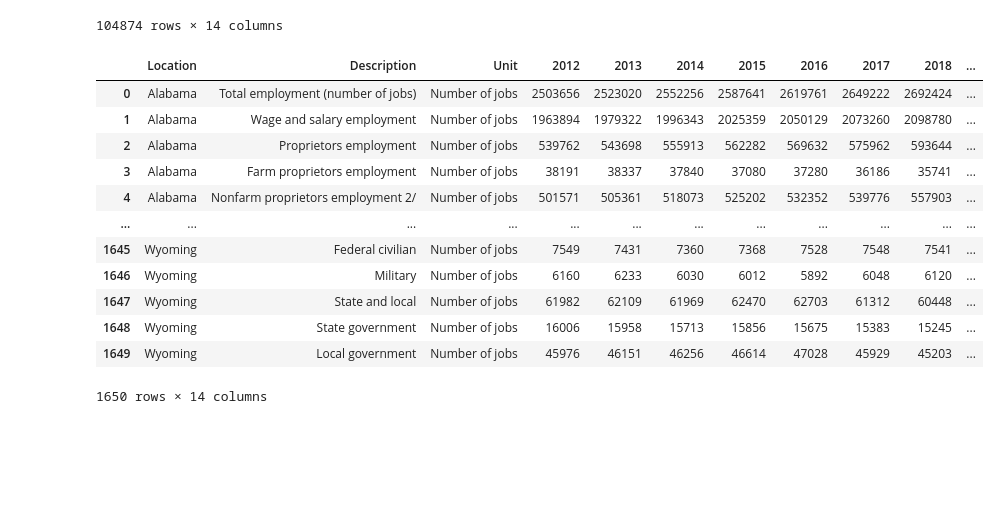
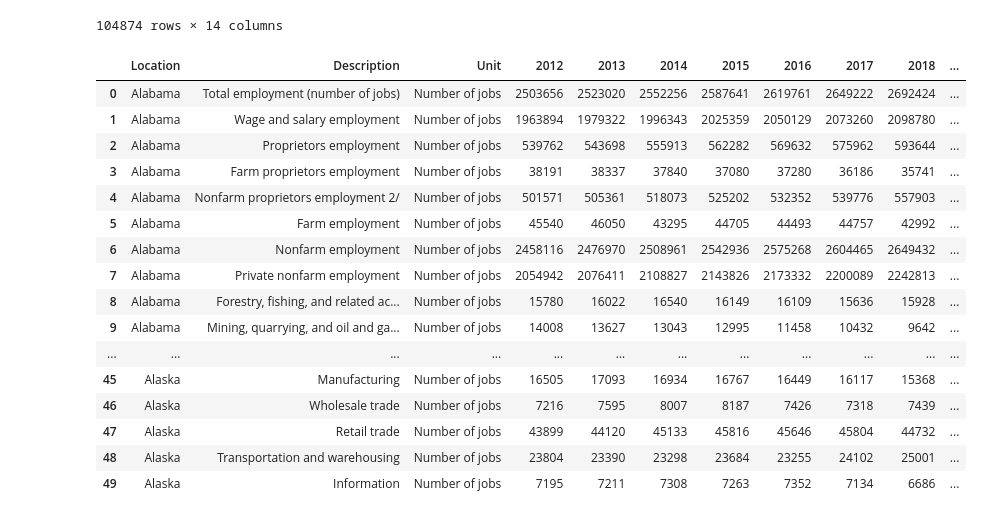
Before and after one commit to Tylerwilliams3644/Bootcamp-Project-1, a Jupyter notebook: Working Code/Employment/Employment.ipynb, the cells around one changed output. Drawn from its saved outputs; the diff is of its cells as text; code cells hidden in the pictures; blank space fills up the shorter version.

```diff
--- a/Working Code/Employment/Employment.ipynb
+++ b/Working Code/Employment/Employment.ipynb
@@ -59,22 +59,26 @@ display(employment_df)
 # %%
 desired_states = ["Alabama", "Alaska", "Arizona", "Arkansas","California","Colorado","Connecticut","Delaware","Florida","Georgia","Hawaii","Idaho","Illinois","Indiana","Iowa","Kansas","Kentucky","Louisiana","Maine","Maryland","Massachusetts","Michigan","Minnesota","Mississippi","Missouri","Montana","Nebraska","Nevada","New Hampshire","New Jersey","New Mexico","New York","North Carolina","North Dakota","Ohio","Oklahoma","Oregon","Pennsylvania","Rhode Island","South Carolina","South Dakota","Tennessee","Texas","Utah","Vermont","Virginia","Washington","West Virginia","Wisconsin","Wyoming"]
 
 employment_by_state = employment_df.loc[employment_df["Location"].isin(desired_states)]
 employment_by_state = employment_by_state.reset_index(drop = True)
 
 
-display(employment_by_state)
+employment_by_state.head(50)
 # %% [output]
 |  | Location | Description | Unit | 2012 | 2013 | 2014 | 2015 | 2016 | 2017 | 2018 | ... |
 | 0 | Alabama | Total employment (number of jobs) | Number of jobs | 2503656 | 2523020 | 2552256 | 2587641 | 2619761 | 2649222 | 2692424 | ... |
 | 1 | Alabama | Wage and salary employment | Number of jobs | 1963894 | 1979322 | 1996343 | 2025359 | 2050129 | 2073260 | 2098780 | ... |
 | 2 | Alabama | Proprietors employment | Number of jobs | 539762 | 543698 | 555913 | 562282 | 569632 | 575962 | 593644 | ... |
 | 3 | Alabama | Farm proprietors employment | Number of jobs | 38191 | 38337 | 37840 | 37080 | 37280 | 36186 | 35741 | ... |
 | 4 | Alabama | Nonfarm proprietors employment 2/ | Number of jobs | 501571 | 505361 | 518073 | 525202 | 532352 | 539776 | 557903 | ... |
+| 5 | Alabama | Farm employment | Number of jobs | 45540 | 46050 | 43295 | 44705 | 44493 | 44757 | 42992 | ... |
+| 6 | Alabama | Nonfarm employment | Number of jobs | 2458116 | 2476970 | 2508961 | 2542936 | 2575268 | 2604465 | 2649432 | ... |
+| 7 | Alabama | Private nonfarm employment | Number of jobs | 2054942 | 2076411 | 2108827 | 2143826 | 2173332 | 2200089 | 2242813 | ... |
+| 8 | Alabama | Forestry, fishing, and related ac... | Number of jobs | 15780 | 16022 | 16540 | 16149 | 16109 | 15636 | 15928 | ... |
+| 9 | Alabama | Mining, quarrying, and oil and ga... | Number of jobs | 14008 | 13627 | 13043 | 12995 | 11458 | 10432 | 9642 | ... |
 | ... | ... | ... | ... | ... | ... | ... | ... | ... | ... | ... | ... |
-| 1645 | Wyoming | Federal civilian | Number of jobs | 7549 | 7431 | 7360 | 7368 | 7528 | 7548 | 7541 | ... |
-| 1646 | Wyoming | Military | Number of jobs | 6160 | 6233 | 6030 | 6012 | 5892 | 6048 | 6120 | ... |
-| 1647 | Wyoming | State and local | Number of jobs | 61982 | 62109 | 61969 | 62470 | 62703 | 61312 | 60448 | ... |
-| 1648 | Wyoming | State government | Number of jobs | 16006 | 15958 | 15713 | 15856 | 15675 | 15383 | 15245 | ... |
-| 1649 | Wyoming | Local government | Number of jobs | 45976 | 46151 | 46256 | 46614 | 47028 | 45929 | 45203 | ... |
+| 45 | Alaska | Manufacturing | Number of jobs | 16505 | 17093 | 16934 | 16767 | 16449 | 16117 | 15368 | ... |
+| 46 | Alaska | Wholesale trade | Number of jobs | 7216 | 7595 | 8007 | 8187 | 7426 | 7318 | 7439 | ... |
+| 47 | Alaska | Retail trade | Number of jobs | 43899 | 44120 | 45133 | 45816 | 45646 | 45804 | 44732 | ... |
+| 48 | Alaska | Transportation and warehousing | Number of jobs | 23804 | 23390 | 23298 | 23684 | 23255 | 24102 | 25001 | ... |
+| 49 | Alaska | Information | Number of jobs | 7195 | 7211 | 7308 | 7263 | 7352 | 7134 | 6686 | ... |
-1650 rows × 14 columns
```
Also changed, not shown: 1 other file.
